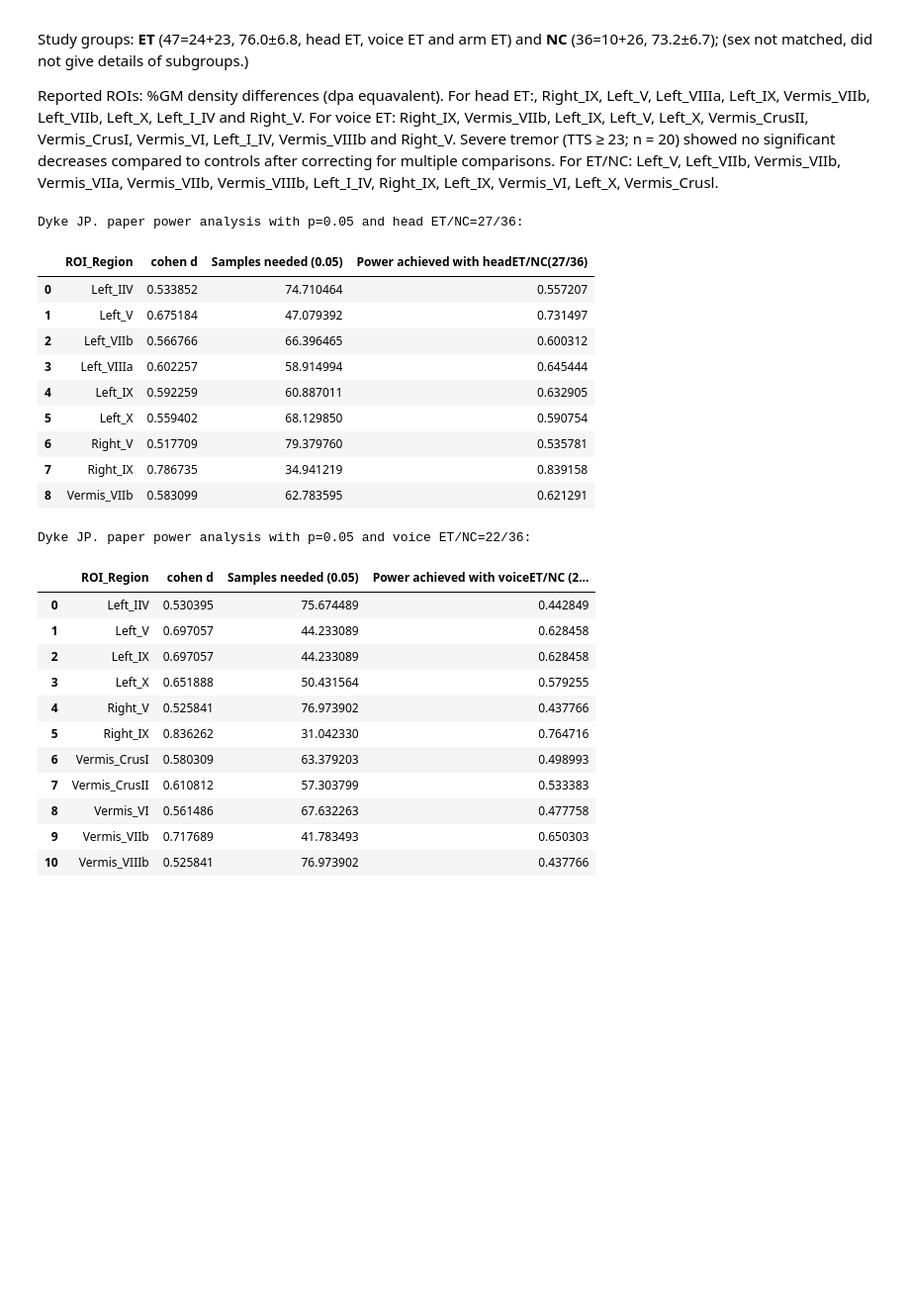
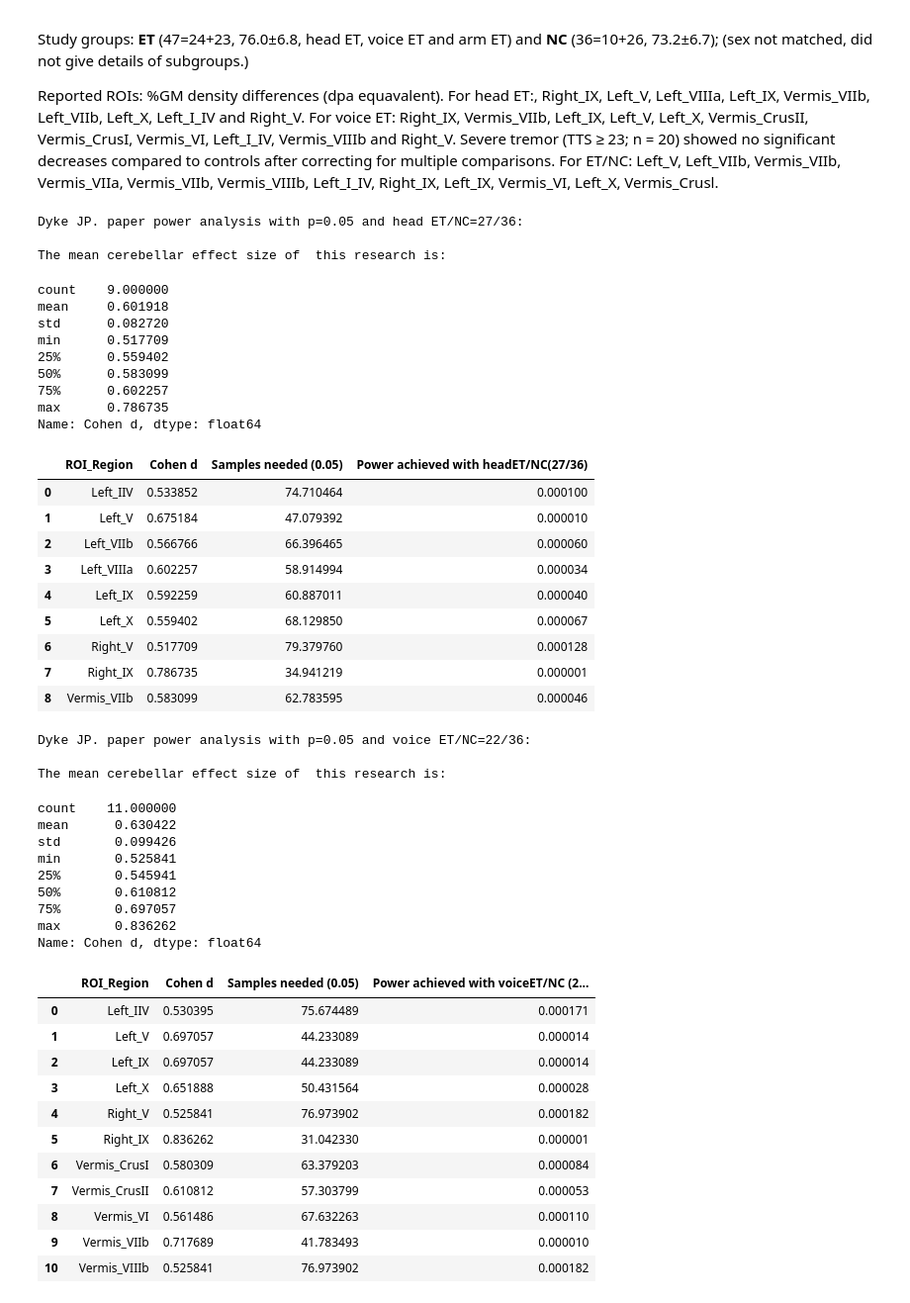
Before and after one commit to Vincent-wq/Replicability-of-PD-ICA, a Jupyter notebook: codes/devel/cerebellum_confounder/0_power_analysis.ipynb, the cells around one changed output. Shown at 99% size. Cells and saved outputs as stored; diff of their text form; code cells hidden in the pictures; blank space fills up the shorter version.

Commit message:
power analysis updated 0.6 and 0,8

```diff
--- a/codes/devel/cerebellum_confounder/0_power_analysis.ipynb
+++ b/codes/devel/cerebellum_confounder/0_power_analysis.ipynb
@@ -398,57 +505,83 @@ Reported ROIs:  %GM density differences (dpa equavalent). For head ET:, Right_IX
 # paper6
 p6_n_head_et=27; p6_n_voice_et=22;  p6_n_nc=36; p = 0.05;
 p6_roi_head=['Left_IIV', 'Left_V', 'Left_VIIb', 'Left_VIIIa', 'Left_IX', 'Left_X', 'Right_V', 'Right_IX', 'Vermis_VIIb'];
 p6_roi_voice=['Left_IIV', 'Left_V', 'Left_IX', 'Left_X', 'Right_V', 'Right_IX', 'Vermis_CrusI', 'Vermis_CrusII', 'Vermis_VI','Vermis_VIIb', 'Vermis_VIIIb'];
 
 p6_p_head_et  = [0.018, 0.004, 0.013, 0.009, 0.010, 0.014, 0.021, 0.001, 0.011];
 p6_p_voice_et = [0.025, 0.005, 0.005, 0.008, 0.026, 0.001, 0.016, 0.012, 0.019, 0.004, 0.026];
 
 p6_cohend_head_et  = [cohend_from_p2(x,p6_n_head_et,p6_n_nc) for x in p6_p_head_et];
 p6_cohend_voice_et = [cohend_from_p2(x,p6_n_voice_et,p6_n_nc) for x in p6_p_voice_et];
 
 p6_sample_needed_head_et  = [power.tt_ind_solve_power(effect_size=x, alpha=p, power=power_expected) for x in p6_cohend_head_et];
-p6_power_achieved_head_et = [power.tt_ind_solve_power(effect_size=x, nobs1=p6_n_head_et, alpha=p, ratio=p6_n_head_et/p6_n_nc, alternative='larger')
+p6_power_achieved_head_et = [power.tt_ind_solve_power(effect_size=x, nobs1=p6_n_head_et, alpha=p, ratio=p6_n_nc/p6_n_head_et, alternative='smaller')
                              for x in p6_cohend_head_et];
 
 p6_sample_needed_voice_et  = [power.tt_ind_solve_power(effect_size=x, alpha=p, power=power_expected) for x in p6_cohend_voice_et];
-p6_power_achieved_voice_et = [power.tt_ind_solve_power(effect_size=x, nobs1=p6_n_voice_et, alpha=p, ratio=p6_n_voice_et/p6_n_nc, alternative='larger')
+p6_power_achieved_voice_et = [power.tt_ind_solve_power(effect_size=x, nobs1=p6_n_voice_et, alpha=p, ratio=p6_n_nc/p6_n_voice_et, alternative='smaller')
                               for x in p6_cohend_voice_et];
 
-p6_head_et_res={"ROI_Region":p6_roi_head,"cohen d":p6_cohend_head_et,"Samples needed ("+str(p)+")":p6_sample_needed_head_et,
+p6_head_et_res={"ROI_Region":p6_roi_head,"Cohen d":p6_cohend_head_et,"Samples needed ("+str(p)+")":p6_sample_needed_head_et,
              "Power achieved with headET/NC("+str(p6_n_head_et)+"/"+str(p6_n_nc)+")":p6_power_achieved_head_et}
 p6_head_et_df=pd.DataFrame(p6_head_et_res)
 print("Dyke JP. paper power analysis with p=0.05 and head ET/NC=27/36:\n")
+print("The mean cerebellar effect size of  this research is: ")
+display(p6_head_et_df['Cohen d'].describe())
 display(p6_head_et_df)
 print('\n')
 
-p6_voice_et_res={"ROI_Region":p6_roi_voice,"cohen d":p6_cohend_voice_et,"Samples needed ("+str(p)+")":p6_sample_needed_voice_et,
+p6_voice_et_res={"ROI_Region":p6_roi_voice,"Cohen d":p6_cohend_voice_et,"Samples needed ("+str(p)+")":p6_sample_needed_voice_et,
               "Power achieved with voiceET/NC ("+str(p6_n_voice_et)+"/"+str(p6_n_nc)+")":p6_power_achieved_voice_et}
 p6_voice_et_df=pd.DataFrame(p6_voice_et_res)
 print("Dyke JP. paper power analysis with p=0.05 and voice ET/NC=22/36:\n")
+print("The mean cerebellar effect size of  this research is: ")
+display(p6_voice_et_df['Cohen d'].describe())
 display(p6_voice_et_df)
 # None of the results shows enough power. Largest: Right_IX=0.839158
 # %% [output]
 Dyke JP. paper power analysis with p=0.05 and head ET/NC=27/36:
+
+The mean cerebellar effect size of  this research is:
+count    9.000000
+mean     0.601918
+std      0.082720
+min      0.517709
+25%      0.559402
+50%      0.583099
+75%      0.602257
+max      0.786735
+Name: Cohen d, dtype: float64
-|  | ROI_Region | cohen d | Samples needed (0.05) | Power achieved with headET/NC(27/36) |
-| 0 | Left_IIV | 0.533852 | 74.710464 | 0.557207 |
-| 1 | Left_V | 0.675184 | 47.079392 | 0.731497 |
-| 2 | Left_VIIb | 0.566766 | 66.396465 | 0.600312 |
-| 3 | Left_VIIIa | 0.602257 | 58.914994 | 0.645444 |
-| 4 | Left_IX | 0.592259 | 60.887011 | 0.632905 |
-| 5 | Left_X | 0.559402 | 68.129850 | 0.590754 |
-| 6 | Right_V | 0.517709 | 79.379760 | 0.535781 |
-| 7 | Right_IX | 0.786735 | 34.941219 | 0.839158 |
-| 8 | Vermis_VIIb | 0.583099 | 62.783595 | 0.621291 |
+|  | ROI_Region | Cohen d | Samples needed (0.05) | Power achieved with headET/NC(27/36) |
+| 0 | Left_IIV | 0.533852 | 74.710464 | 0.000100 |
+| 1 | Left_V | 0.675184 | 47.079392 | 0.000010 |
+| 2 | Left_VIIb | 0.566766 | 66.396465 | 0.000060 |
+| 3 | Left_VIIIa | 0.602257 | 58.914994 | 0.000034 |
+| 4 | Left_IX | 0.592259 | 60.887011 | 0.000040 |
+| 5 | Left_X | 0.559402 | 68.129850 | 0.000067 |
+| 6 | Right_V | 0.517709 | 79.379760 | 0.000128 |
+| 7 | Right_IX | 0.786735 | 34.941219 | 0.000001 |
+| 8 | Vermis_VIIb | 0.583099 | 62.783595 | 0.000046 |
-Dyke JP. paper power analysis with p=0.05 and voice ET/NC=22/36:
+Dyke JP. paper power analysis with p=0.05 and voice ET/NC=22/36:
+
+The mean cerebellar effect size of  this research is:
+count    11.000000
+mean      0.630422
+std       0.099426
+min       0.525841
+25%       0.545941
+50%       0.610812
+75%       0.697057
+max       0.836262
+Name: Cohen d, dtype: float64
-|  | ROI_Region | cohen d | Samples needed (0.05) | Power achieved with voiceET/NC (2... |
-| 0 | Left_IIV | 0.530395 | 75.674489 | 0.442849 |
-| 1 | Left_V | 0.697057 | 44.233089 | 0.628458 |
-| 2 | Left_IX | 0.697057 | 44.233089 | 0.628458 |
-| 3 | Left_X | 0.651888 | 50.431564 | 0.579255 |
-| 4 | Right_V | 0.525841 | 76.973902 | 0.437766 |
-| 5 | Right_IX | 0.836262 | 31.042330 | 0.764716 |
-| 6 | Vermis_CrusI | 0.580309 | 63.379203 | 0.498993 |
-| 7 | Vermis_CrusII | 0.610812 | 57.303799 | 0.533383 |
-| 8 | Vermis_VI | 0.561486 | 67.632263 | 0.477758 |
-| 9 | Vermis_VIIb | 0.717689 | 41.783493 | 0.650303 |
-| 10 | Vermis_VIIIb | 0.525841 | 76.973902 | 0.437766 |
+|  | ROI_Region | Cohen d | Samples needed (0.05) | Power achieved with voiceET/NC (2... |
+| 0 | Left_IIV | 0.530395 | 75.674489 | 0.000171 |
+| 1 | Left_V | 0.697057 | 44.233089 | 0.000014 |
+| 2 | Left_IX | 0.697057 | 44.233089 | 0.000014 |
+| 3 | Left_X | 0.651888 | 50.431564 | 0.000028 |
+| 4 | Right_V | 0.525841 | 76.973902 | 0.000182 |
+| 5 | Right_IX | 0.836262 | 31.042330 | 0.000001 |
+| 6 | Vermis_CrusI | 0.580309 | 63.379203 | 0.000084 |
+| 7 | Vermis_CrusII | 0.610812 | 57.303799 | 0.000053 |
+| 8 | Vermis_VI | 0.561486 | 67.632263 | 0.000110 |
+| 9 | Vermis_VIIb | 0.717689 | 41.783493 | 0.000010 |
+| 10 | Vermis_VIIIb | 0.525841 | 76.973902 | 0.000182 |
```
Also changed, not shown: parts of 9 cells of this notebook, 1 other file.
